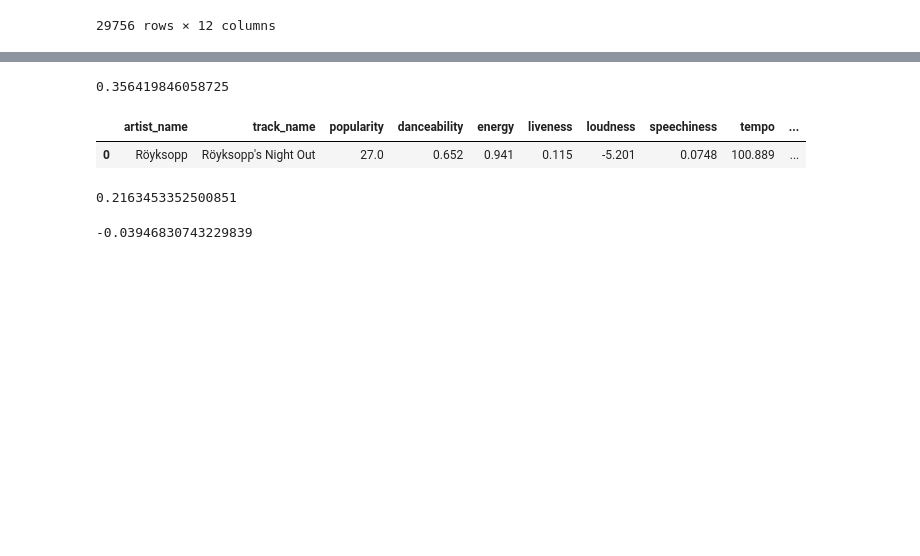
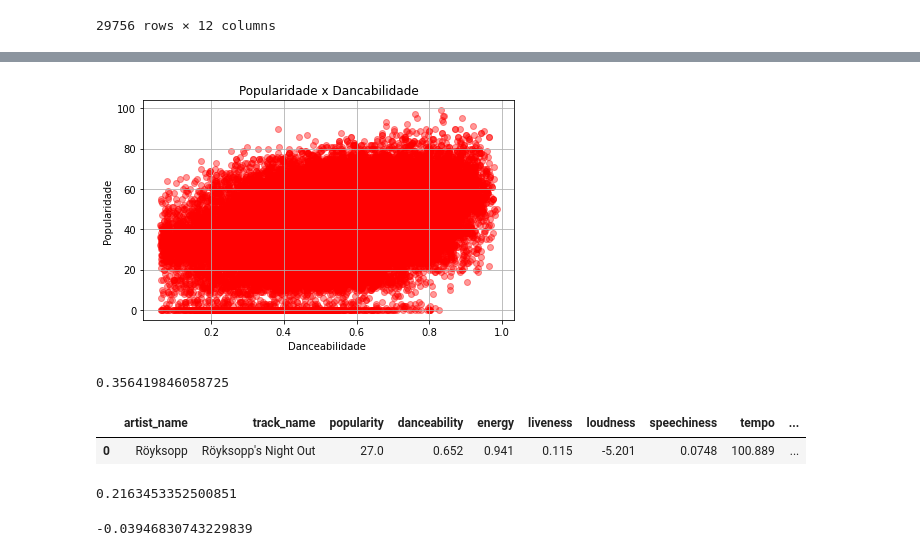
Before and after one commit to juliacfigueiredo/Projeto-2, a Jupyter notebook: Projeto_Final.ipynb, the cells around one changed output, grey strips where cells are left out. Drawn from its saved outputs; the diff is of its cells as text; code cells hidden in the pictures; blank space fills up the shorter version.

```diff
--- a/Projeto_Final.ipynb
+++ b/Projeto_Final.ipynb
@@ -147,7 +147,7 @@ loc
 # %%
 plt.scatter(dados.danceability, dados.popularity, c='red', alpha=0.4) # alpha representa a transparência de cada ponto plotado no gráfico
 plt.title('Popularidade x Dancabilidade')
-plt.xlabel('Dancabilidade ')
+plt.xlabel('Danceabilidade ')
 plt.ylabel('Popularidade')
 plt.grid(True) # Coloca uma grade no gráfico para melhor visualizar pontos específicos
 plt.tight_layout()
@@ -158,3 +156,4 @@ plt.show()
+[figure, added]
 # %%
 dados['popularity'].corr(dados['danceability'])
 # %% [output]
```
Also changed, not shown: parts of 7 cells of this notebook.
